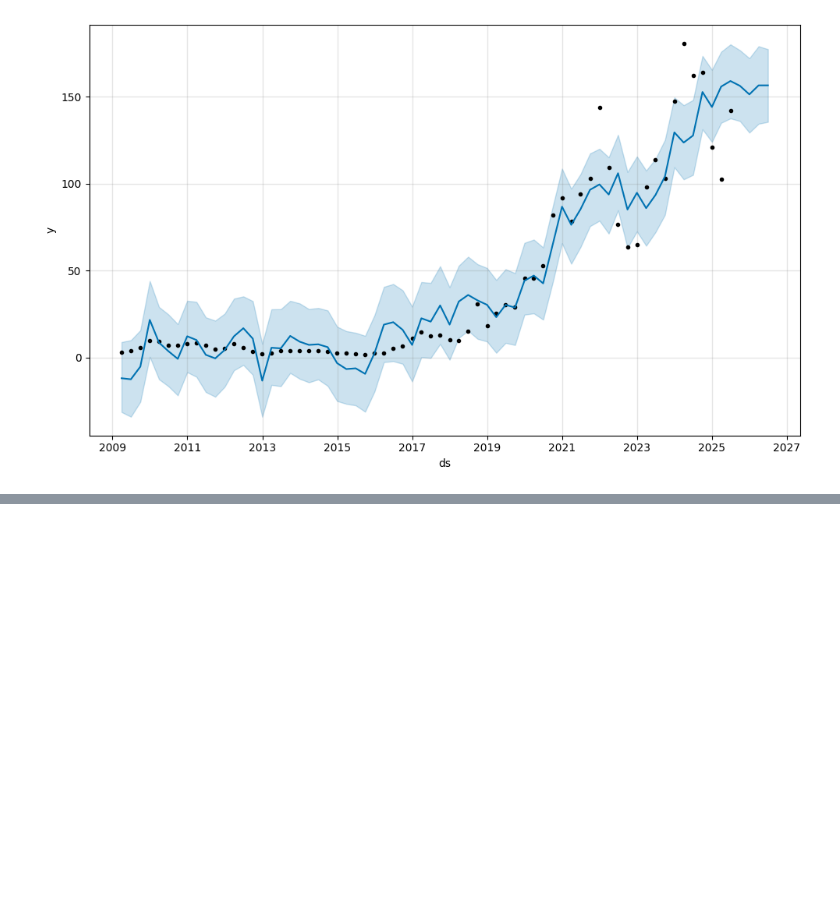
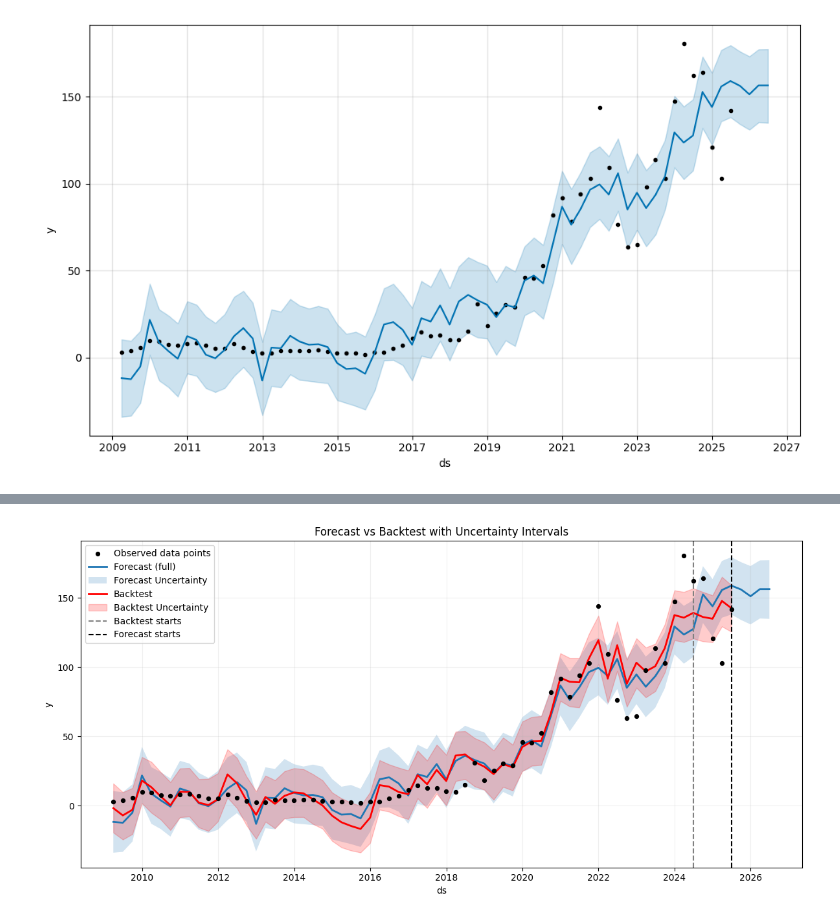
Before and after one commit to JonMc19/Stock-Price-Prediction-combining-econometric-models-and-ML, a Jupyter notebook: Arima model.ipynb, the cells around one changed output, grey strips where cells are left out. Saved outputs shown, nothing was run; the diff lists cells and outputs as text; code cells hidden in the pictures; blank space fills up the shorter version.

```diff
--- a/Arima model.ipynb
+++ b/Arima model.ipynb
@@ -305,0 +503,53 @@ figl.show()
+# %%
+#6) Plot the results together
+
+# --- Ensure datetime dtype
+results['ds'] = pd.to_datetime(results['ds'])
+results_bt['ds'] = pd.to_datetime(results_bt['ds'])
+
+# --- Find split dates
+bt_split   = results_bt.loc[results_bt['is_future'].eq(False), 'ds'].max()   # ~2024-06-30
+full_split = results.loc[results['is_future'].eq(False), 'ds'].max()         # ~2025-06-30
+
+fig, ax = plt.subplots(figsize=(12,6))
+
+# Actuals (dots) from full dataset
+mask_actual = ~results['is_future']
+ax.scatter(results.loc[mask_actual, 'ds'],
+           results.loc[mask_actual, 'y'],
+           s=18, label='Observed data points', zorder=3, color='k')
+
+# Forecast (full) line + CI
+ax.plot(results['ds'], results['yhat'], label='Forecast (full)', linewidth=2)
+ax.fill_between(results['ds'], results['yhat_lower'], results['yhat_upper'],
+                alpha=0.2, label='Forecast Uncertainty')
+
+# Backtest line + CI
+ax.plot(results_bt['ds'], results_bt['yhat'], label='Backtest', linewidth=2, color='red')
+ax.fill_between(results_bt['ds'], results_bt['yhat_lower'], results_bt['yhat_upper'],
+                alpha=0.2, label='Backtest Uncertainty', color='red')
+
+# --- Vertical split lines
+if pd.notna(bt_split):
+    ax.axvline(bt_split, linestyle='--', linewidth=1.5, color='gray')
+    # Dummy handle just for legend
+    ax.plot([], [], linestyle='--', linewidth=1.5, color='gray', label='Backtest starts')
+
+if pd.notna(full_split):
+    ax.axvline(full_split, linestyle='--', linewidth=1.5, color='black')
+    # Dummy handle just for legend
+    ax.plot([], [], linestyle='--', linewidth=1.5, color='black', label='Forecast starts')
+
+# Cosmetics
+ax.set_title('Forecast vs Backtest with Uncertainty Intervals')
+ax.set_xlabel('ds'); ax.set_ylabel('y')
+# Deduplicate legend labels
+handles, labels = ax.get_legend_handles_labels()
+uniq = dict(zip(labels, handles))
+ax.legend(uniq.values(), uniq.keys(), loc='upper left')
+ax.grid(True, alpha=0.2)
+
+plt.tight_layout()
+plt.show()
+# %% [output]
+[figure, added]
```
Also changed, not shown: parts of 15 cells of this notebook, 28 other files.
